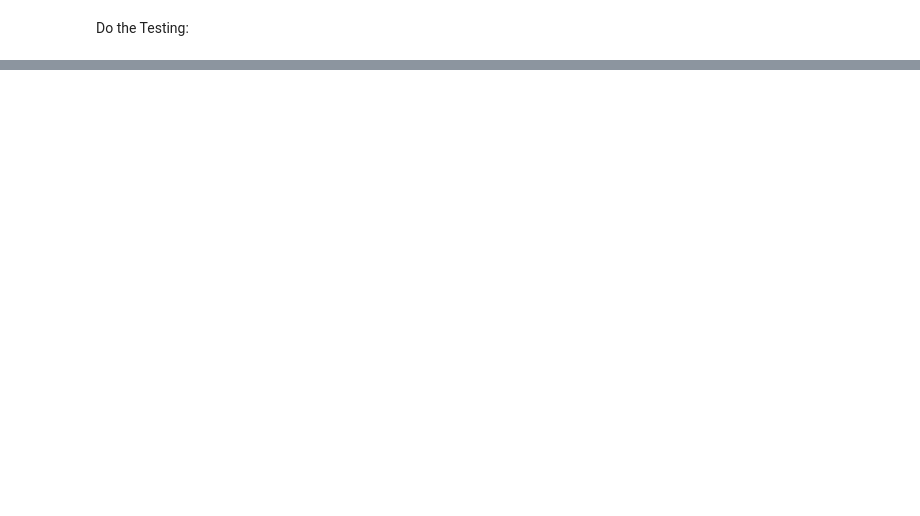
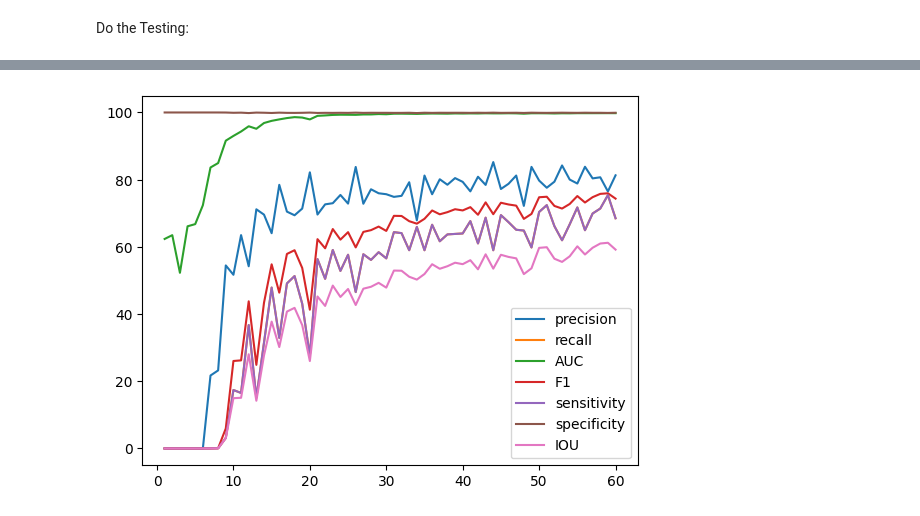
Before and after one commit to zemendes1/FLAME_SCOUT, a Jupyter notebook: Segmentation/FLAME_SCOUT_seg.ipynb, the cells around one changed output, grey strips where cells are left out. Cells and saved outputs as stored; diff of their text form; code cells hidden in the pictures; blank space fills up the shorter version.

```diff
--- a/Segmentation/FLAME_SCOUT_seg.ipynb
+++ b/Segmentation/FLAME_SCOUT_seg.ipynb
@@ -540,0 +643,17 @@ IOU: 64.92%
+# %%
+import pandas as pd
+
+df = pd.read_csv("measures.csv")
+
+plt.plot(df['epochs'], df['precision'], label = "precision")
+plt.plot(df['epochs'], df['recall'], label = "recall")
+plt.plot(df['epochs'], df['AUC'], label = "AUC")
+plt.plot(df['epochs'], df['F1'], label = "F1")
+plt.plot(df['epochs'], df['sensitivity'], label = "sensitivity")
+plt.plot(df['epochs'], df['specificity'], label = "specificity")
+plt.plot(df['epochs'], df['IOU'], label = "IOU")
+
+plt.legend()
+plt.show()
+# %% [output]
+[figure, added]
```
Also changed, not shown: parts of 9 cells of this notebook, 1 other file.
